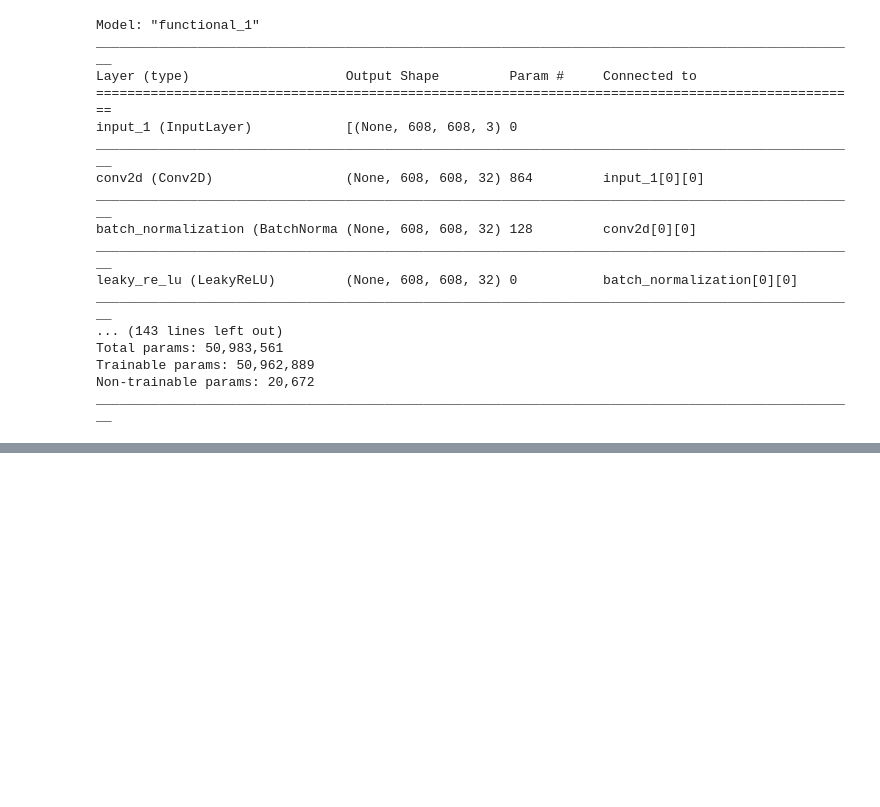
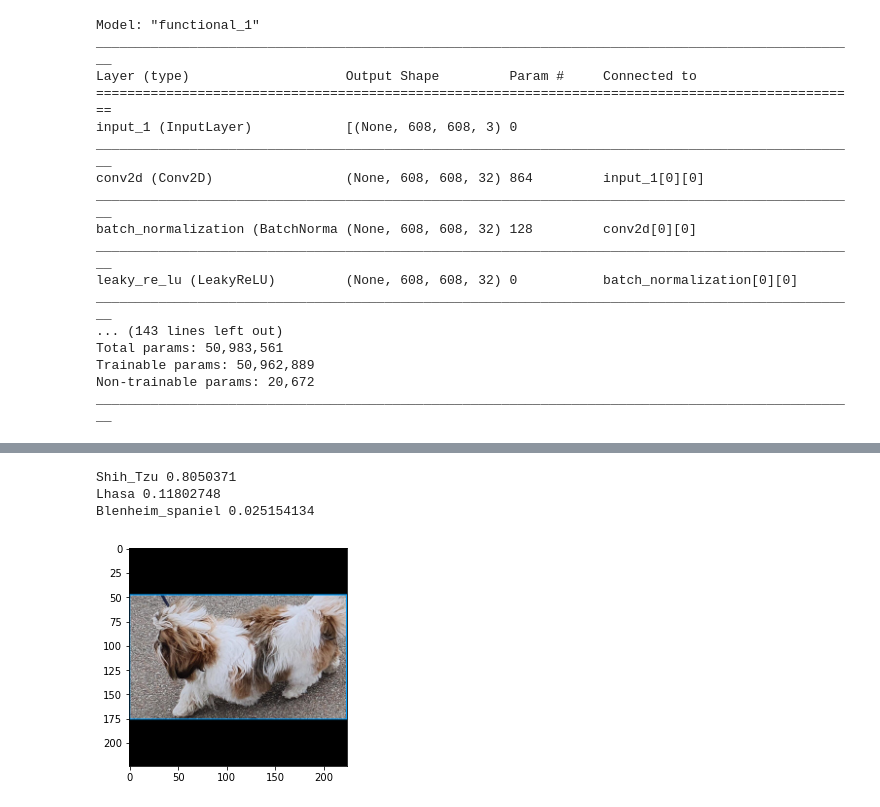
Before and after one commit to fedecabre/P6_Classez_des_images, a Jupyter notebook: notebooks/P6_02_modèle.ipynb, the cells around one changed output, grey strips where cells are left out. Saved outputs shown, nothing was run; the diff lists cells and outputs as text; code cells hidden in the pictures; blank space fills up the shorter version.

Commit message:
modèle entrainé fonctionne avec YOLO

```diff
--- a/notebooks/P6_02_modèle.ipynb
+++ b/notebooks/P6_02_modèle.ipynb
@@ -431,4 +427,4 @@ def predict(image_file):
     #output_image = Image.open(os.path.join(image_file))
     imshow(image)
 
-    return out_scores, out_boxes, out_classes
+    return out_scores, out_boxes, out_classes, image, image_data
@@ -440,0 +431,8 @@ dog 0.80 (0, 189) (898, 706)
+# %%
+import cv2
+
+image_path = project_path+'data/COCO/coco.jpg'
+
+out_scores, out_boxes, out_classes, image, image_data = predict(image_path)
+
+plt.imshow(np.array(image))
@@ -440,0 +444,44 @@ dog 0.80 (0, 189) (898, 706)
+# %%
+from keras.applications.vgg16 import preprocess_input
+
+for i,j in enumerate(out_classes):
+    if j==16: # 16 est la classe chien de YOLO
+        top, left, bottom, right = out_boxes[i]
+        top = max(0, np.floor(top + 0.5).astype('int32'))
+        left = max(0, np.floor(left + 0.5).astype('int32'))
+        bottom = min(image.size[1], np.floor(bottom + 0.5).astype('int32'))
+        right = min(image.size[0], np.floor(right + 0.5).astype('int32'))
+        image_crop = np.array(image)[top:bottom, left:right]
+
+        #bounding carré rempli de noir
+        x = right-left
+        y = bottom-top
+
+        if x<y:
+            squarre_image = np.zeros((y,y,num_channels))
+            delta = ((y-x)//2)
+            squarre_image[:image_crop.shape[0],delta:(image_crop.shape[1])+delta,:] = image_crop
+            squarre_image = squarre_image.astype(np.uint8)
+        if x>y:
+            squarre_image = np.zeros((x,x,num_channels))
+            delta = ((x-y)//2)
+            squarre_image[delta:(image_crop.shape[0]+delta),:image_crop.shape[1],:] = image_crop
+            squarre_image = squarre_image.astype(np.uint8)
+        else:
+            squarre_image = image_crop.astype(np.uint8)
+
+        image_dog = cv2.resize(squarre_image, (224, 224), interpolation=cv2.INTER_AREA)
+        image_dog = image_dog.reshape(1, 224, 224, 3)
+        plt.imshow(image_dog[0])
+        image_dog = preprocess_input(image_dog)
+        prediction = new_model.predict(image_dog)[0]
+        top3 = prediction.argsort()[::-1][:3]
+        top3_list = []
+        for i in top3:
+            print(races_invert_dict[i].split('-')[1],prediction[i])
+            top3_list.append(races_invert_dict[i].split('-')[1]+" = "+str(prediction[i]))
+# %% [output]
+Shih_Tzu 0.8050371
+Lhasa 0.11802748
+Blenheim_spaniel 0.025154134
+[figure, added]
```
Also changed, not shown: parts of 3 cells of this notebook.
